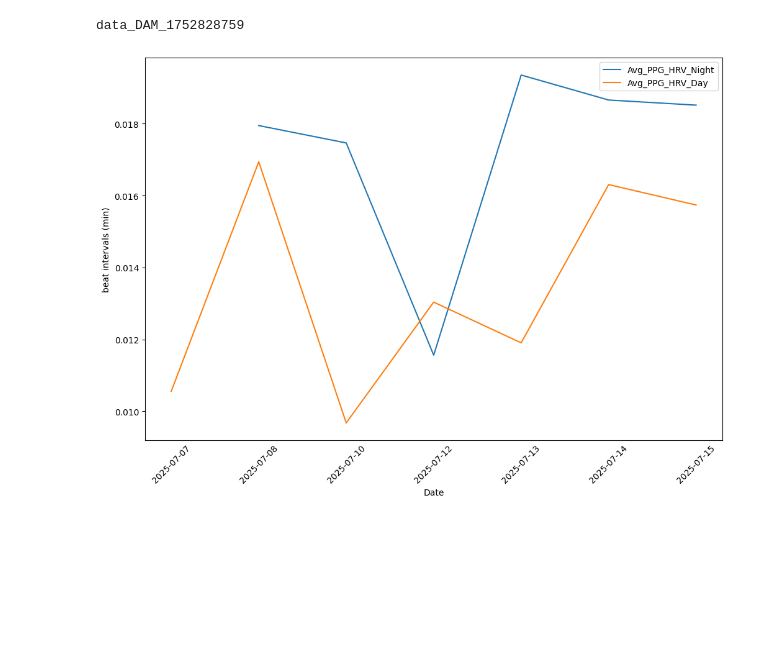
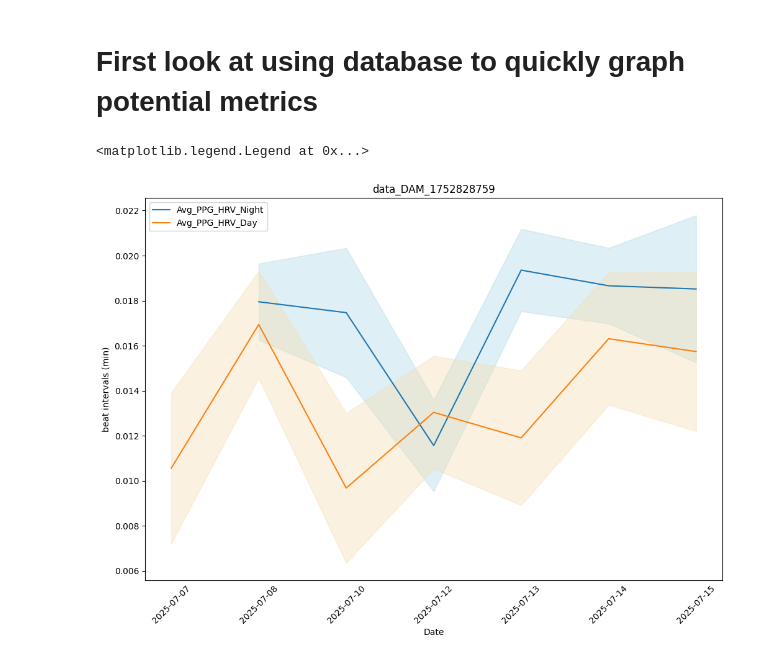
Before and after one commit to damianfrench/Home-smartWatch-code, a Jupyter notebook: Testing_metric_Calculations.ipynb, the cells around one changed output. Drawn from its saved outputs; the diff is of its cells as text; code cells hidden in the pictures; blank space fills up the shorter version.

Commit message:
further testing of plotting metrics, getting slightly more complicated

```diff
--- a/Testing_metric_Calculations.ipynb
+++ b/Testing_metric_Calculations.ipynb
@@ -1,18 +1,23 @@
+# %% [markdown]
+# First look at using database to quickly graph potential metrics
 # %%
 import sqlite3
 import pandas as pd
 import matplotlib.pyplot as plt
 db_name='volunteer_metrics.db'
 patient_ID='data_DAM_1752828759'
 con=sqlite3.connect(db_name)
 cur=con.cursor()
-test_data=cur.execute("SELECT Night_Vitals.Std_PPG_HRV_Night,Daily_Vitals.Std_PPG_HRV_Day,Daily_Vitals.Date FROM Daily_Vitals INNER JOIN Night_Vitals on Daily_Vitals.Date_Vitals=Night_Vitals.Date_Vitals WHERE Daily_Vitals.Patient_ID=?", (patient_ID,)).fetchall()
+test_data=cur.execute("SELECT Night_Vitals.Std_PPG_HRV_Night,Daily_Vitals.Std_PPG_HRV_Day,Night_Vitals.Avg_PPG_HRV_Night,Daily_Vitals.Avg_PPG_HRV_Day,\
+    Daily_Vitals.Date FROM Daily_Vitals INNER JOIN Night_Vitals on Daily_Vitals.Date_Vitals=Night_Vitals.Date_Vitals WHERE Daily_Vitals.Patient_ID=?", (patient_ID,)).fetchall()
 c=[description[0] for description in cur.description]
-print(patient_ID)
 df=pd.DataFrame(test_data,columns=c)
+
 fig,ax=plt.subplots(figsize=(12,8))
-df.plot(x=c[-1],y=c[:-1],ax=ax,ylabel='beat intervals (min)')
+df.plot(x=c[-1],y=c[2:-1],ax=ax,ylabel='beat intervals (min)',title=patient_ID)
+ax.fill_between(x=df['Date'],y1=df['Avg_PPG_HRV_Night']-df['Std_PPG_HRV_Night'],y2=df['Avg_PPG_HRV_Night']+df['Std_PPG_HRV_Night'],alpha=0.4,color='lightblue')
+ax.fill_between(x=df['Date'],y1=df['Avg_PPG_HRV_Day']-df['Std_PPG_HRV_Day'],y2=df['Avg_PPG_HRV_Day']+df['Std_PPG_HRV_Day'],alpha=0.4,color='wheat')
 ax.tick_params(axis='x',labelrotation=45,length=0.1)
 # %% [output]
-data_DAM_1752828759
+<matplotlib.legend.Legend at 0x...>
-[figure, old version]
+[figure, new version]
```
Also changed, not shown: parts of 1 cell of this notebook.
